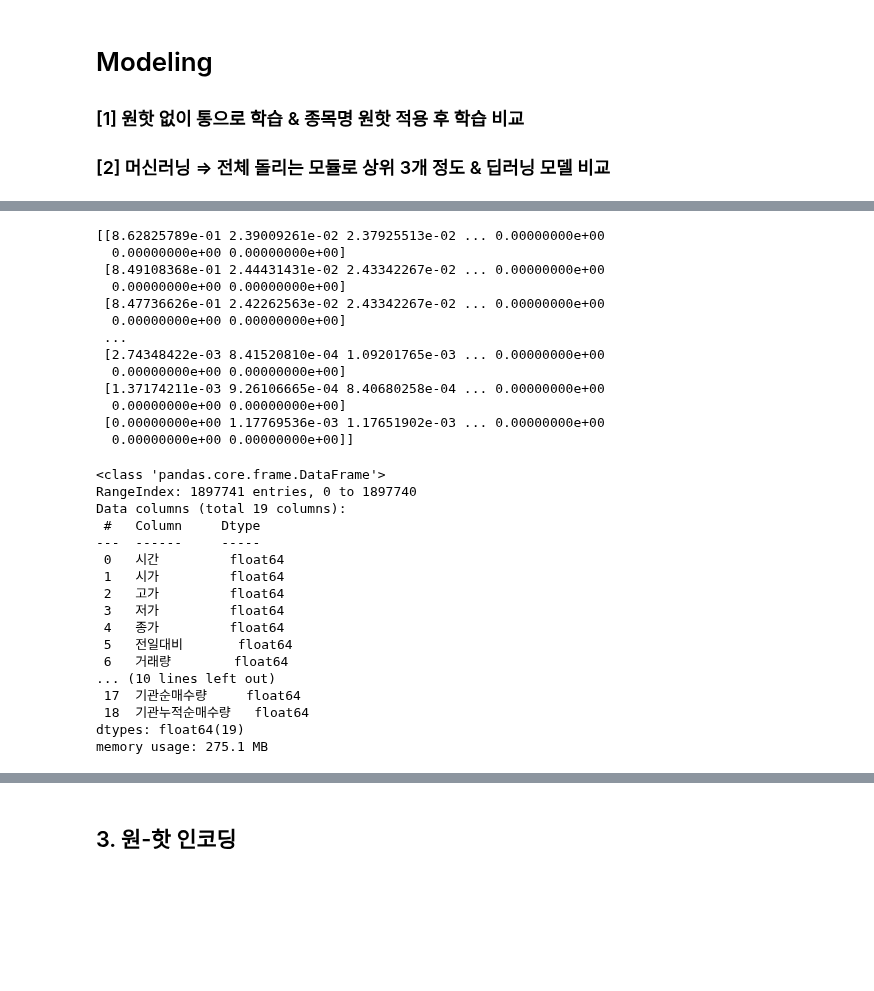
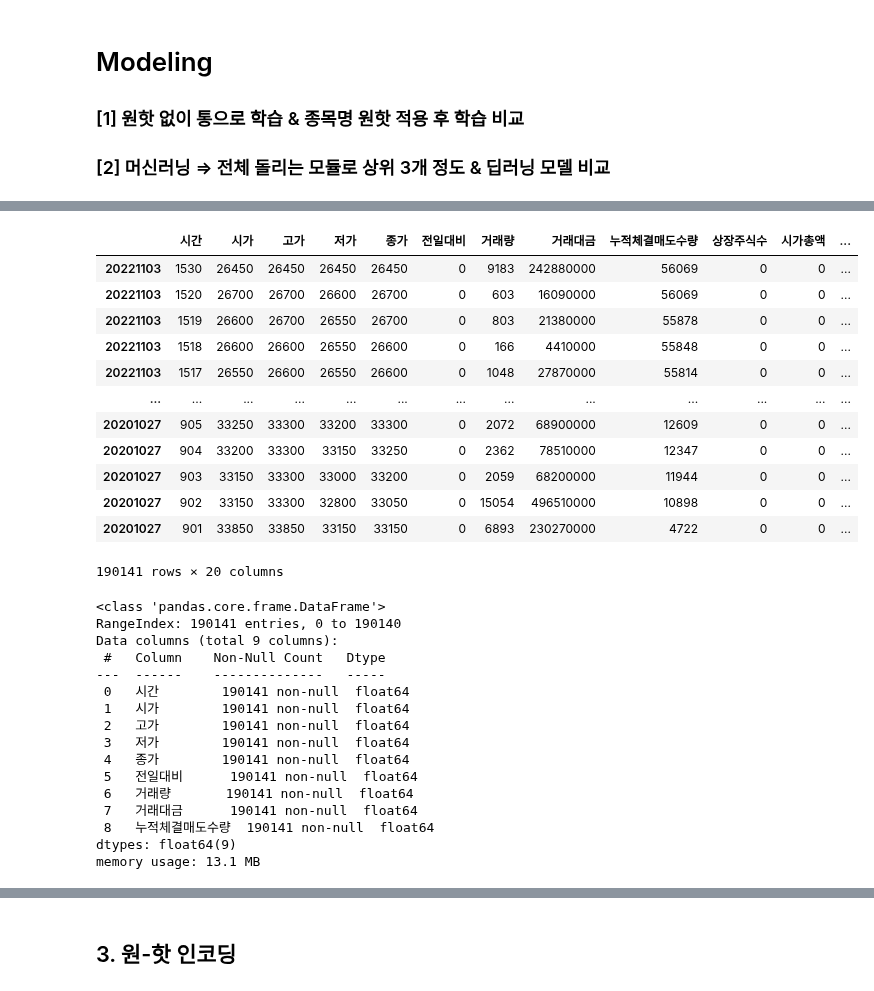
Before and after one commit to hwanghyeonjun98/trading, a Jupyter notebook: model.ipynb, the cells around one changed output, grey strips where cells are left out. Drawn from its saved outputs; the diff is of its cells as text; code cells hidden in the pictures; blank space fills up the shorter version.

```diff
--- a/model.ipynb
+++ b/model.ipynb
@@ -128,3 +123,21 @@ get_trans
+# %%
+stock_df['pct_label'] = stock_df['pct_label'].mul(100)
+stock_df['pct_label'] = stock_df['pct_label'].round(0)
+stock_df
+# %% [output]
+|  | 시간 | 시가 | 고가 | 저가 | 종가 | 전일대비 | 거래량 | 거래대금 | 누적체결매도수량 | 상장주식수 | 시가총액 | ... |
+| 20221103 | 1530 | 26450 | 26450 | 26450 | 26450 | 0 | 9183 | 242880000 | 56069 | 0 | 0 | ... |
+| 20221103 | 1520 | 26700 | 26700 | 26600 | 26700 | 0 | 603 | 16090000 | 56069 | 0 | 0 | ... |
+| 20221103 | 1519 | 26600 | 26700 | 26550 | 26700 | 0 | 803 | 21380000 | 55878 | 0 | 0 | ... |
+| 20221103 | 1518 | 26600 | 26600 | 26550 | 26600 | 0 | 166 | 4410000 | 55848 | 0 | 0 | ... |
+| 20221103 | 1517 | 26550 | 26600 | 26550 | 26600 | 0 | 1048 | 27870000 | 55814 | 0 | 0 | ... |
+| ... | ... | ... | ... | ... | ... | ... | ... | ... | ... | ... | ... | ... |
+| 20201027 | 905 | 33250 | 33300 | 33200 | 33300 | 0 | 2072 | 68900000 | 12609 | 0 | 0 | ... |
+| 20201027 | 904 | 33200 | 33300 | 33150 | 33250 | 0 | 2362 | 78510000 | 12347 | 0 | 0 | ... |
+| 20201027 | 903 | 33150 | 33300 | 33000 | 33200 | 0 | 2059 | 68200000 | 11944 | 0 | 0 | ... |
+| 20201027 | 902 | 33150 | 33300 | 32800 | 33050 | 0 | 15054 | 496510000 | 10898 | 0 | 0 | ... |
+| 20201027 | 901 | 33850 | 33850 | 33150 | 33150 | 0 | 6893 | 230270000 | 4722 | 0 | 0 | ... |
+190141 rows × 20 columns
 # %%
 from sklearn.preprocessing import MinMaxScaler
 min_max_scaler = MinMaxScaler()
@@ -131,41 +147,27 @@ min_max_scaler = MinMaxScaler()
 
 X_stock_df = stock_df.iloc[:,0:-1]
 y_stock_df = stock_df.iloc[:,-1]
-# %%
-X_stock_sc = min_max_scaler.fit_transform(X_stock_df)
-print(X_stock_sc)
-# %% [output]
-[[8.62825789e-01 2.39009261e-02 2.37925513e-02 ... 0.00000000e+00
-  0.00000000e+00 0.00000000e+00]
- [8.49108368e-01 2.44431431e-02 2.43342267e-02 ... 0.00000000e+00
-  0.00000000e+00 0.00000000e+00]
- [8.47736626e-01 2.42262563e-02 2.43342267e-02 ... 0.00000000e+00
-  0.00000000e+00 0.00000000e+00]
- ...
- [2.74348422e-03 8.41520810e-04 1.09201765e-03 ... 0.00000000e+00
-  0.00000000e+00 0.00000000e+00]
- [1.37174211e-03 9.26106665e-04 8.40680258e-04 ... 0.00000000e+00
-  0.00000000e+00 0.00000000e+00]
- [0.00000000e+00 1.17769536e-03 1.17651902e-03 ... 0.00000000e+00
-  0.00000000e+00 0.00000000e+00]]
 # %%
+from sklearn.model_selection import train_test_split
+
+X_stock_sc = min_max_scaler.fit_transform(X_stock_df)
+
 X_stock_trans_df = pd.DataFrame(data=X_stock_sc, columns=X_stock_df.columns)
 X_stock_trans_df.info()
 # %% [output]
 <class 'pandas.core.frame.DataFrame'>
-RangeIndex: 1897741 entries, 0 to 1897740
-Data columns (total 19 columns):
- #   Column     Dtype
----  ------     -----
- 0   시간         float64
- 1   시가         float64
- 2   고가         float64
- 3   저가         float64
- 4   종가         float64
- 5   전일대비       float64
- 6   거래량        float64
-... (10 lines left out)
- 17  기관순매수량     float64
- 18  기관누적순매수량   float64
-dtypes: float64(19)
-memory usage: 275.1 MB
+RangeIndex: 190141 entries, 0 to 190140
+Data columns (total 9 columns):
+ #   Column    Non-Null Count   Dtype
+---  ------    --------------   -----
+ 0   시간        190141 non-null  float64
+ 1   시가        190141 non-null  float64
+ 2   고가        190141 non-null  float64
+ 3   저가        190141 non-null  float64
+ 4   종가        190141 non-null  float64
+ 5   전일대비      190141 non-null  float64
+ 6   거래량       190141 non-null  float64
+ 7   거래대금      190141 non-null  float64
+ 8   누적체결매도수량  190141 non-null  float64
+dtypes: float64(9)
+memory usage: 13.1 MB
```
Also changed, not shown: parts of 29 cells of this notebook.
